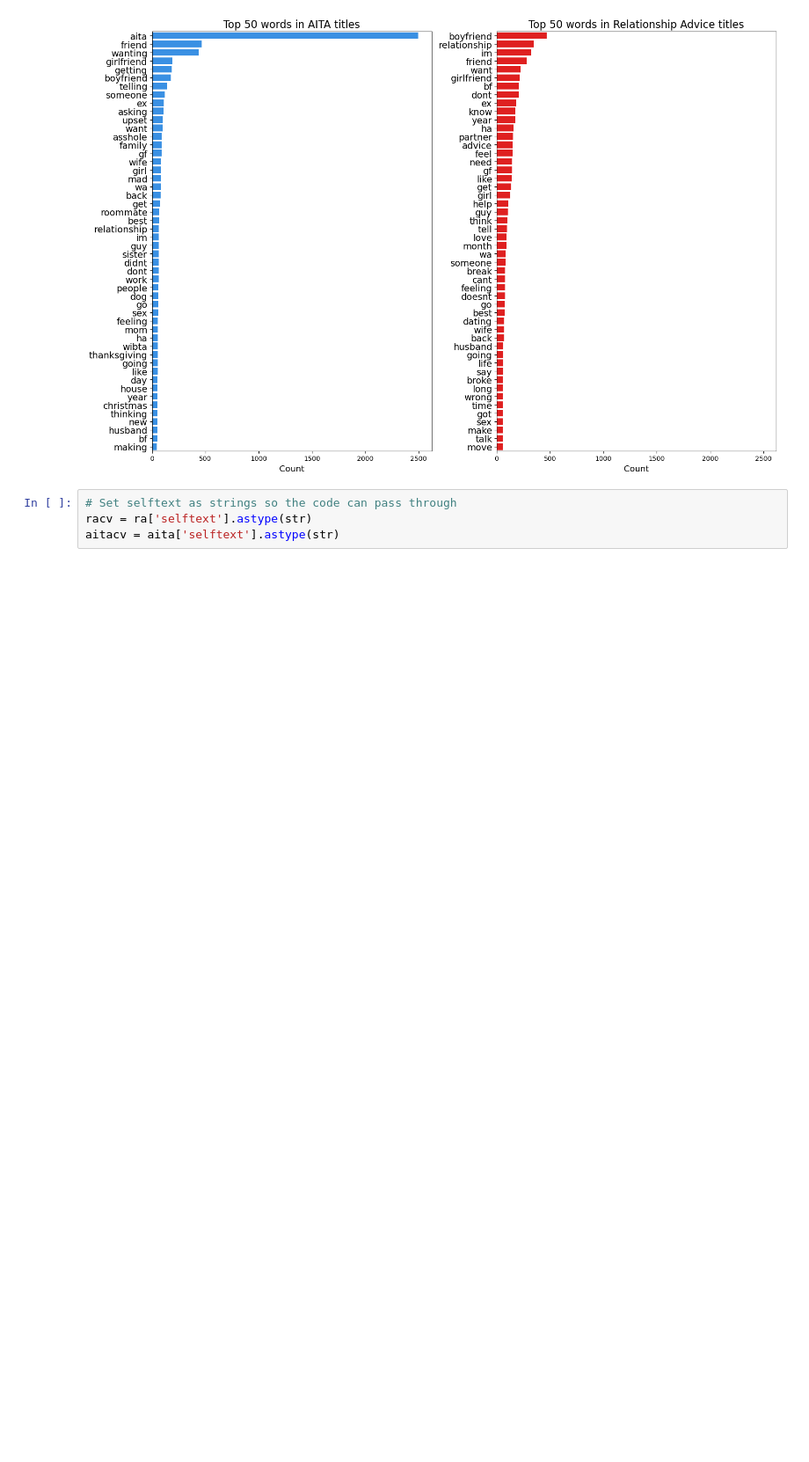
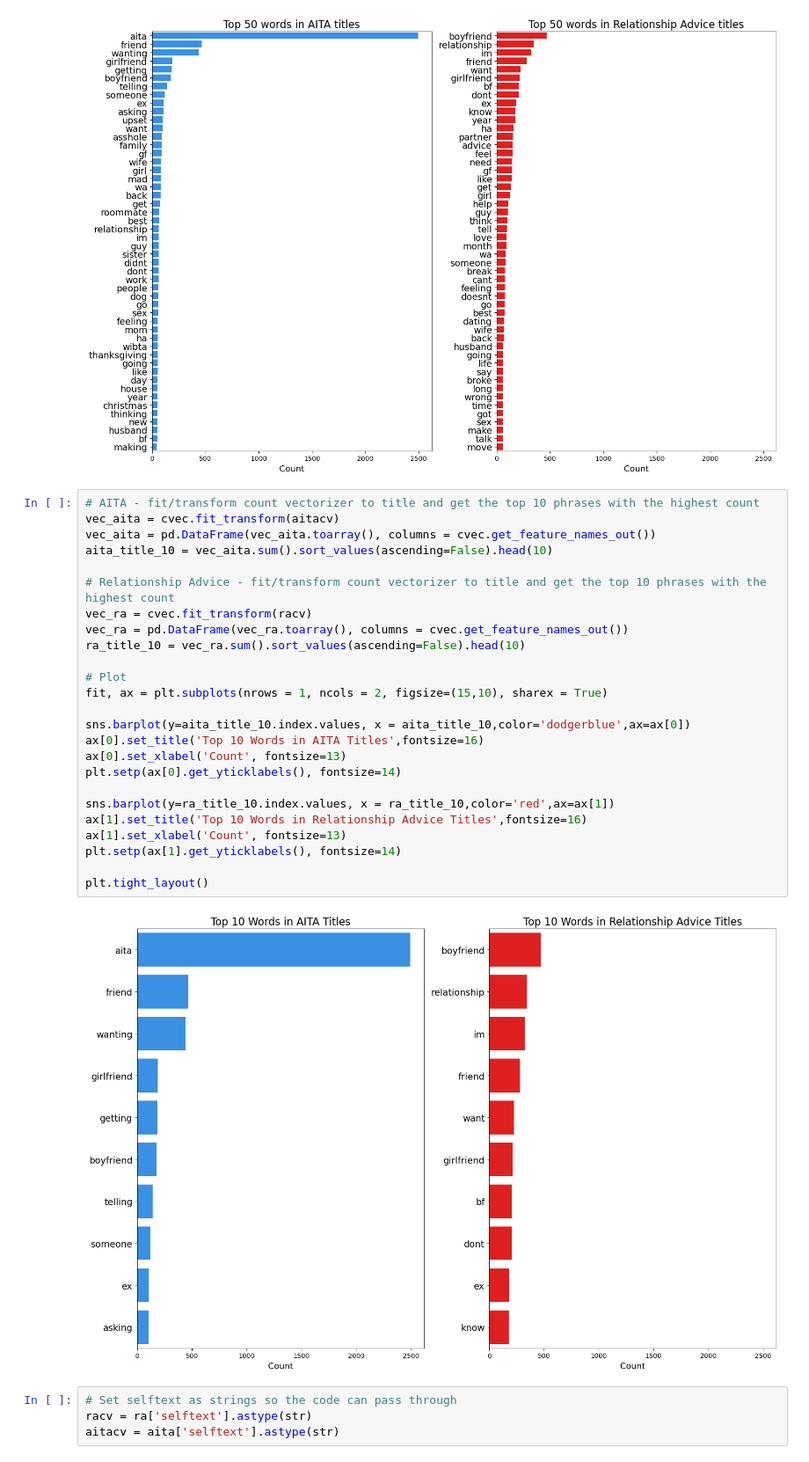
Before and after one commit to danneraf/Reddit-Classification, a Jupyter notebook: Code/3. EDA.ipynb, the cells around one changed output. Shown: that part at 88% size. Saved outputs shown, nothing was run; the diff lists cells and outputs as text; blank space fills up the shorter version.

```diff
--- a/Code/3. EDA.ipynb
+++ b/Code/3. EDA.ipynb
@@ -161,6 +161,33 @@ plt.setp(ax[1].get_yticklabels(), fontsize=14)
 plt.tight_layout()
 # %% [output]
 [figure]
+# %%
+# AITA - fit/transform count vectorizer to title and get the top 10 phrases with the highest count
+vec_aita = cvec.fit_transform(aitacv)
+vec_aita = pd.DataFrame(vec_aita.toarray(), columns = cvec.get_feature_names_out())
+aita_title_10 = vec_aita.sum().sort_values(ascending=False).head(10)
+
+# Relationship Advice - fit/transform count vectorizer to title and get the top 10 phrases with the highest count
+vec_ra = cvec.fit_transform(racv)
+vec_ra = pd.DataFrame(vec_ra.toarray(), columns = cvec.get_feature_names_out())
+ra_title_10 = vec_ra.sum().sort_values(ascending=False).head(10)
+
+# Plot
+fit, ax = plt.subplots(nrows = 1, ncols = 2, figsize=(15,10), sharex = True)
+
+sns.barplot(y=aita_title_10.index.values, x = aita_title_10,color='dodgerblue',ax=ax[0])
+ax[0].set_title('Top 10 Words in AITA Titles',fontsize=16)
+ax[0].set_xlabel('Count', fontsize=13)
+plt.setp(ax[0].get_yticklabels(), fontsize=14)
+
+sns.barplot(y=ra_title_10.index.values, x = ra_title_10,color='red',ax=ax[1])
+ax[1].set_title('Top 10 Words in Relationship Advice Titles',fontsize=16)
+ax[1].set_xlabel('Count', fontsize=13)
+plt.setp(ax[1].get_yticklabels(), fontsize=14)
+
+plt.tight_layout()
+# %% [output]
+[figure, added]
 # %%
 # Set selftext as strings so the code can pass through
 racv = ra['selftext'].astype(str)
```
Also changed, not shown: parts of 1 cell of this notebook, 10 other files.
